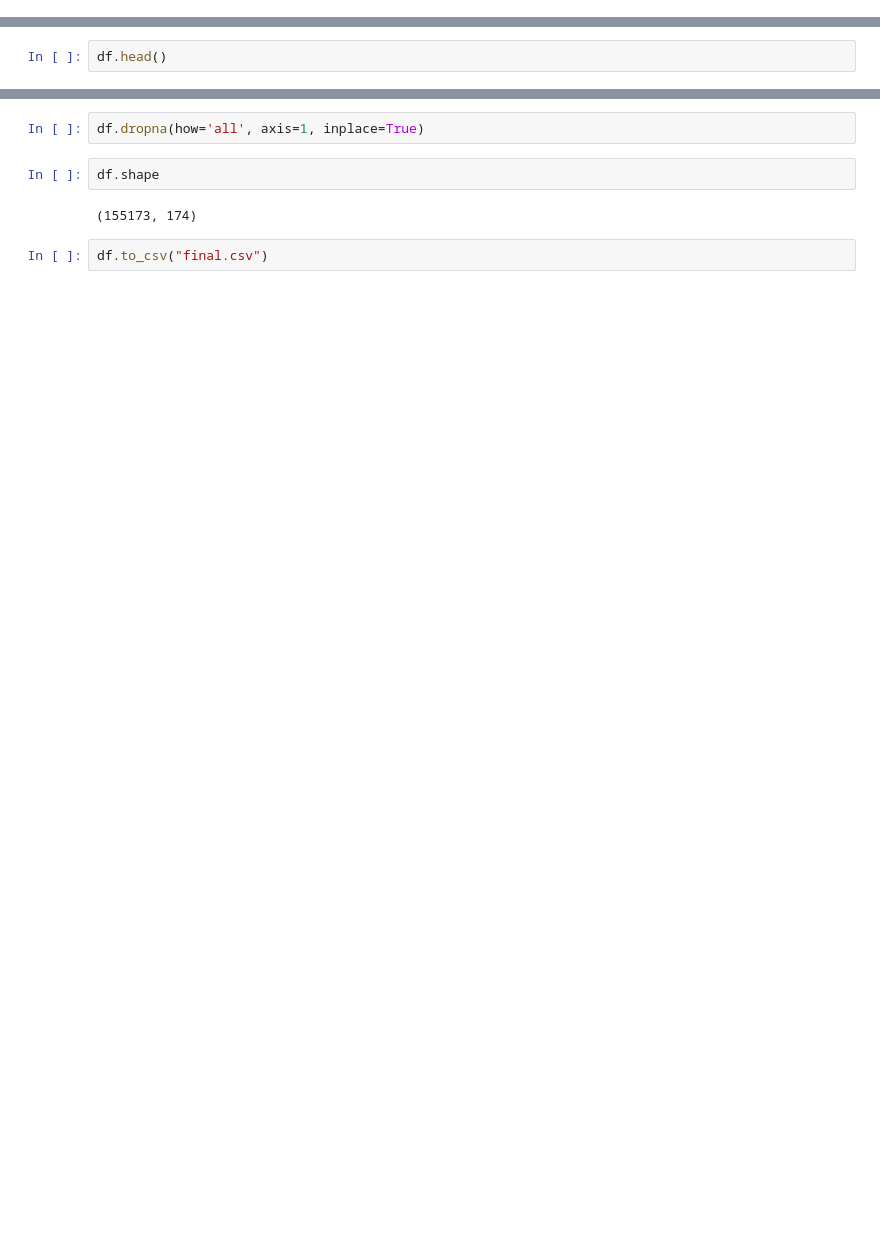
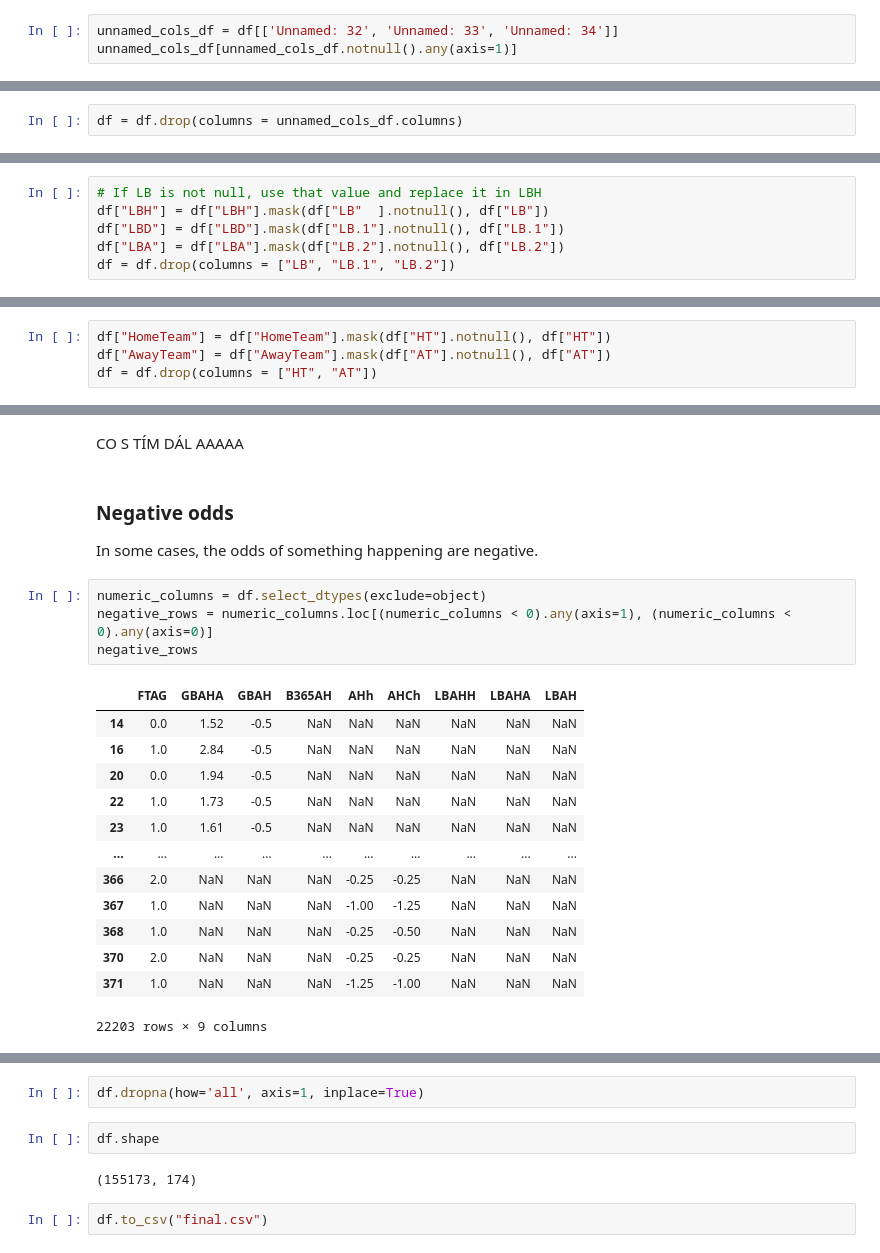
Before and after one commit to balooooooooo/machine-learning-2-coursework, a Jupyter notebook: preprocessing.ipynb, the cells around one changed output, grey strips where cells are left out. Cells and saved outputs as stored; diff of their text form; blank space fills up the shorter version.

```diff
--- a/preprocessing.ipynb
+++ b/preprocessing.ipynb
@@ -20,0 +37,3 @@ for root, directory, files in os.walk("data/train", topdown=False):
+# %%
+unnamed_cols_df = df[['Unnamed: 32', 'Unnamed: 33', 'Unnamed: 34']]
+unnamed_cols_df[unnamed_cols_df.notnull().any(axis=1)]
@@ -20,0 +45,2 @@ for root, directory, files in os.walk("data/train", topdown=False):
+# %%
+df = df.drop(columns = unnamed_cols_df.columns)
@@ -20,0 +79,6 @@ for root, directory, files in os.walk("data/train", topdown=False):
+# %%
+# If LB is not null, use that value and replace it in LBH
+df["LBH"] = df["LBH"].mask(df["LB"  ].notnull(), df["LB"])
+df["LBD"] = df["LBD"].mask(df["LB.1"].notnull(), df["LB.1"])
+df["LBA"] = df["LBA"].mask(df["LB.2"].notnull(), df["LB.2"])
+df = df.drop(columns = ["LB", "LB.1", "LB.2"])
@@ -21,2 +116,4 @@ for root, directory, files in os.walk("data/train", topdown=False):
 # %%
-df.head()
+df["HomeTeam"] = df["HomeTeam"].mask(df["HT"].notnull(), df["HT"])
+df["AwayTeam"] = df["AwayTeam"].mask(df["AT"].notnull(), df["AT"])
+df = df.drop(columns = ["HT", "AT"])
@@ -30,0 +143,24 @@ df.head()
+# %% [markdown]
+CO S TÍM DÁL AAAAA
+# %% [markdown]
+### Negative odds
+
+In some cases, the odds of something happening are negative.
+# %%
+numeric_columns = df.select_dtypes(exclude=object)
+negative_rows = numeric_columns.loc[(numeric_columns < 0).any(axis=1), (numeric_columns < 0).any(axis=0)]
+negative_rows
+# %% [output]
+|  | FTAG | GBAHA | GBAH | B365AH | AHh | AHCh | LBAHH | LBAHA | LBAH |
+| 14 | 0.0 | 1.52 | -0.5 | NaN | NaN | NaN | NaN | NaN | NaN |
+| 16 | 1.0 | 2.84 | -0.5 | NaN | NaN | NaN | NaN | NaN | NaN |
+| 20 | 0.0 | 1.94 | -0.5 | NaN | NaN | NaN | NaN | NaN | NaN |
+| 22 | 1.0 | 1.73 | -0.5 | NaN | NaN | NaN | NaN | NaN | NaN |
+| 23 | 1.0 | 1.61 | -0.5 | NaN | NaN | NaN | NaN | NaN | NaN |
+| ... | ... | ... | ... | ... | ... | ... | ... | ... | ... |
+| 366 | 2.0 | NaN | NaN | NaN | -0.25 | -0.25 | NaN | NaN | NaN |
+| 367 | 1.0 | NaN | NaN | NaN | -1.00 | -1.25 | NaN | NaN | NaN |
+| 368 | 1.0 | NaN | NaN | NaN | -0.25 | -0.50 | NaN | NaN | NaN |
+| 370 | 2.0 | NaN | NaN | NaN | -0.25 | -0.25 | NaN | NaN | NaN |
+| 371 | 1.0 | NaN | NaN | NaN | -1.25 | -1.00 | NaN | NaN | NaN |
+22203 rows × 9 columns
```
Also changed, not shown: parts of 25 cells of this notebook.
